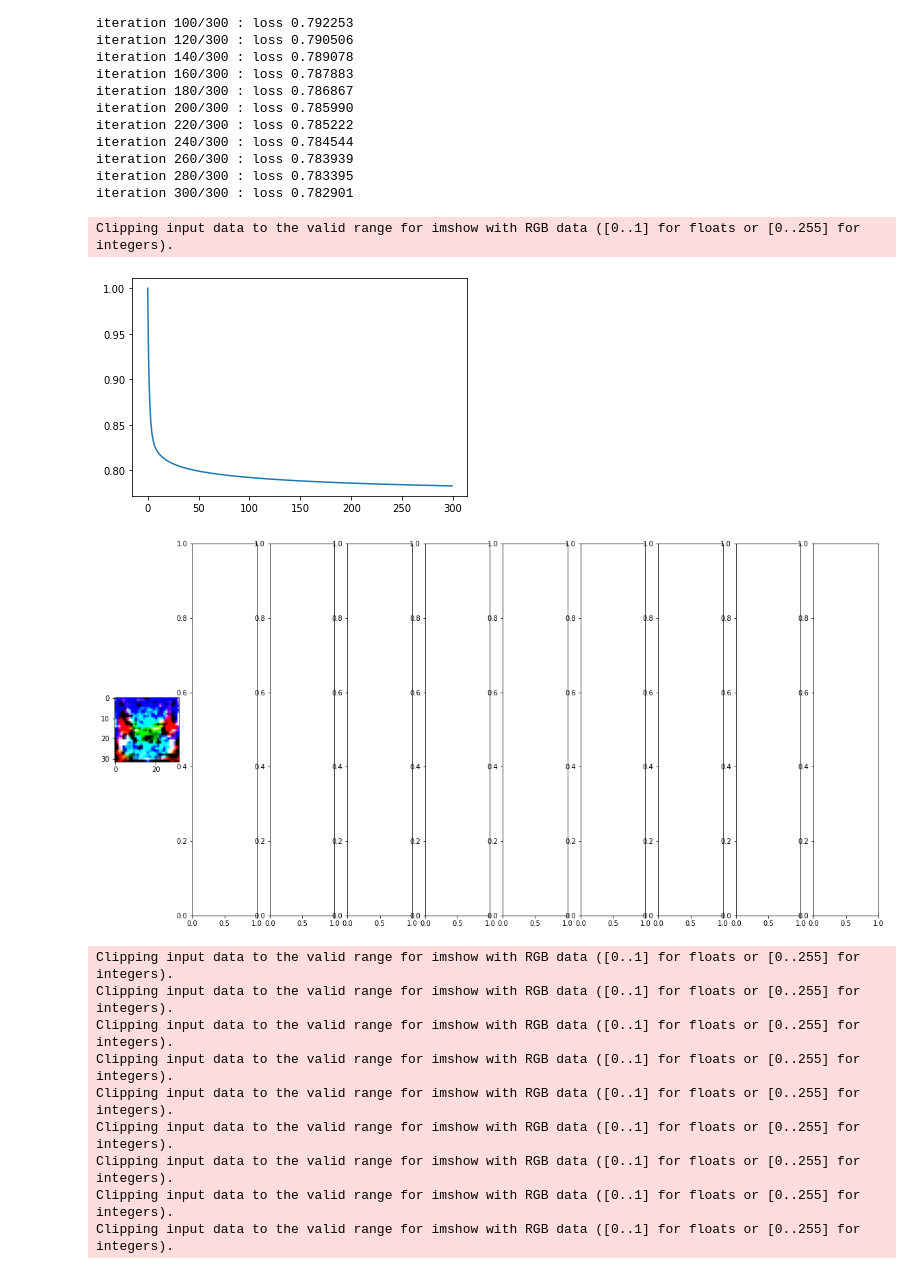
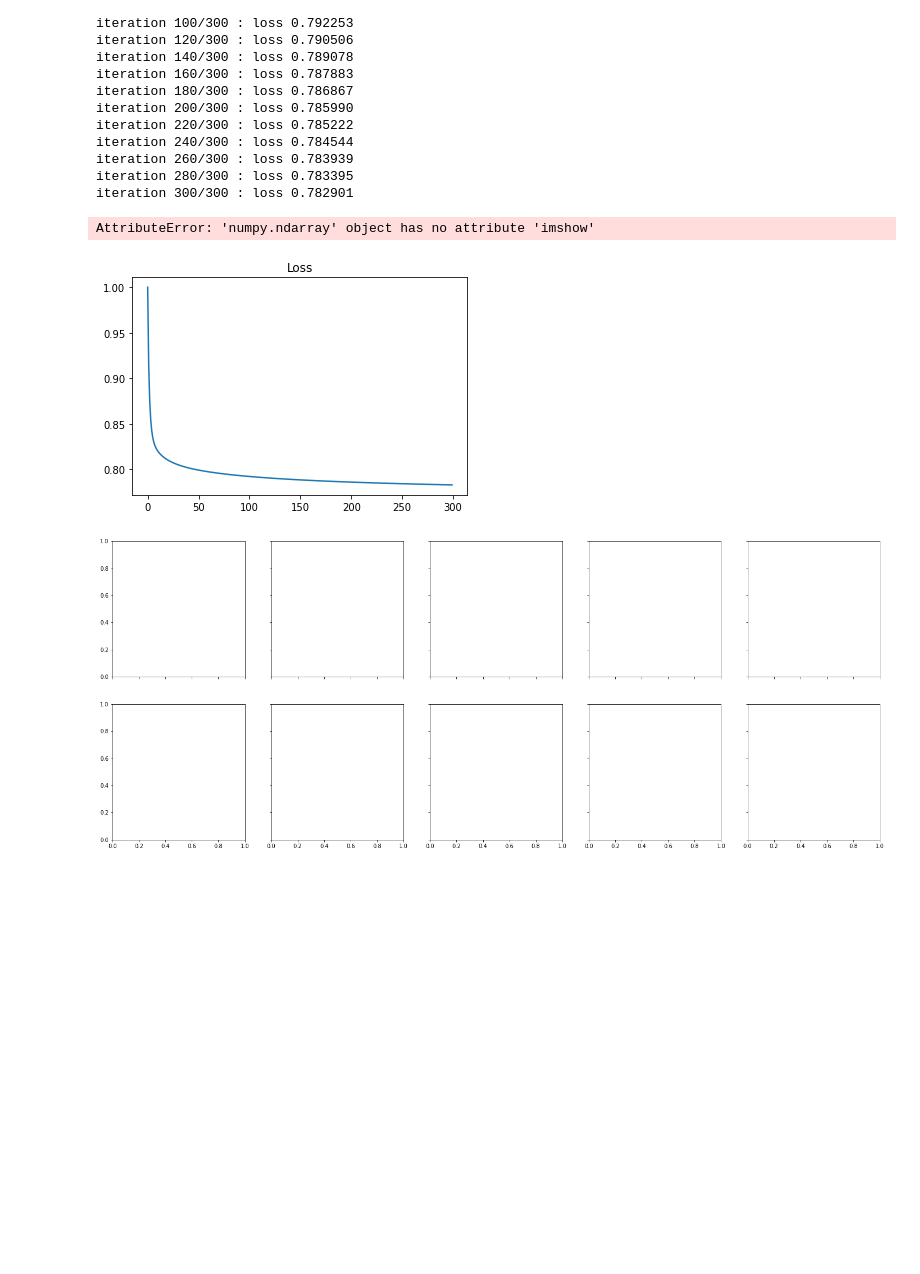
Before and after one commit to Dilagshan/Assignment-04, a Jupyter notebook: Assignment04.ipynb, the cells around one changed output. Drawn from its saved outputs; the diff is of its cells as text; code cells hidden in the pictures; blank space fills up the shorter version.

```diff
--- a/Assignment04.ipynb
+++ b/Assignment04.ipynb
@@ -97,26 +97,17 @@ iteration 300/300 : loss 0.782901
 # %%
 # Printing accuracies and displaying w as images
 plt.plot(loss_history)
-fig,ax=plt.subplots(1,10)
-fig.set_size_inches(20,10)
+plt.title('Loss')
+fig,ax=plt.subplots(2,5,sharex='all', sharey='all', figsize=(25,10))
 
 for i in range(10):
     img=w1[:,i].reshape(32,32,3)
     ax[i].imshow(img*1000)
     plt.show()
 # %% [output]
-Clipping input data to the valid range for imshow with RGB data ([0..1] for floats or [0..255] for integers).
+AttributeError: 'numpy.ndarray' object has no attribute 'imshow'
-[figure, old version]
+[figure, new version]
-[figure, old version]
+[figure, new version]
-Clipping input data to the valid range for imshow with RGB data ([0..1] for floats or [0..255] for integers).
-Clipping input data to the valid range for imshow with RGB data ([0..1] for floats or [0..255] for integers).
-Clipping input data to the valid range for imshow with RGB data ([0..1] for floats or [0..255] for integers).
-Clipping input data to the valid range for imshow with RGB data ([0..1] for floats or [0..255] for integers).
-Clipping input data to the valid range for imshow with RGB data ([0..1] for floats or [0..255] for integers).
-Clipping input data to the valid range for imshow with RGB data ([0..1] for floats or [0..255] for integers).
-Clipping input data to the valid range for imshow with RGB data ([0..1] for floats or [0..255] for integers).
-Clipping input data to the valid range for imshow with RGB data ([0..1] for floats or [0..255] for integers).
-Clipping input data to the valid range for imshow with RGB data ([0..1] for floats or [0..255] for integers).
 # %%
 y_pred1 = x_train.dot(w1)+b1
 train_acc = 1.0-1/(9*Ntr)*(np.abs(np.argmax(y_train,axis=1)-np.argmax(y_pred1,axis=1))).sum()
```
Also changed, not shown: parts of 15 cells of this notebook.
